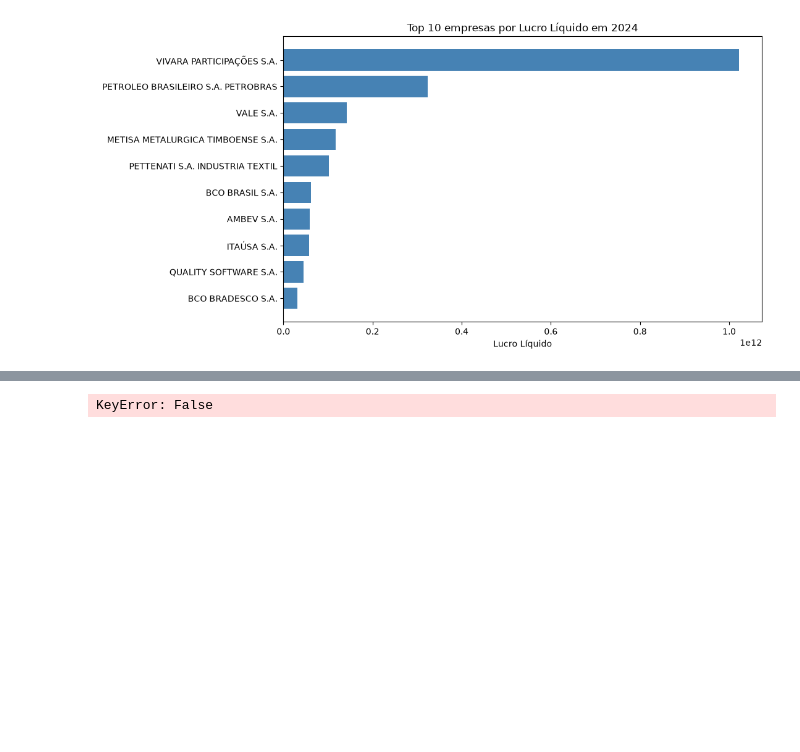
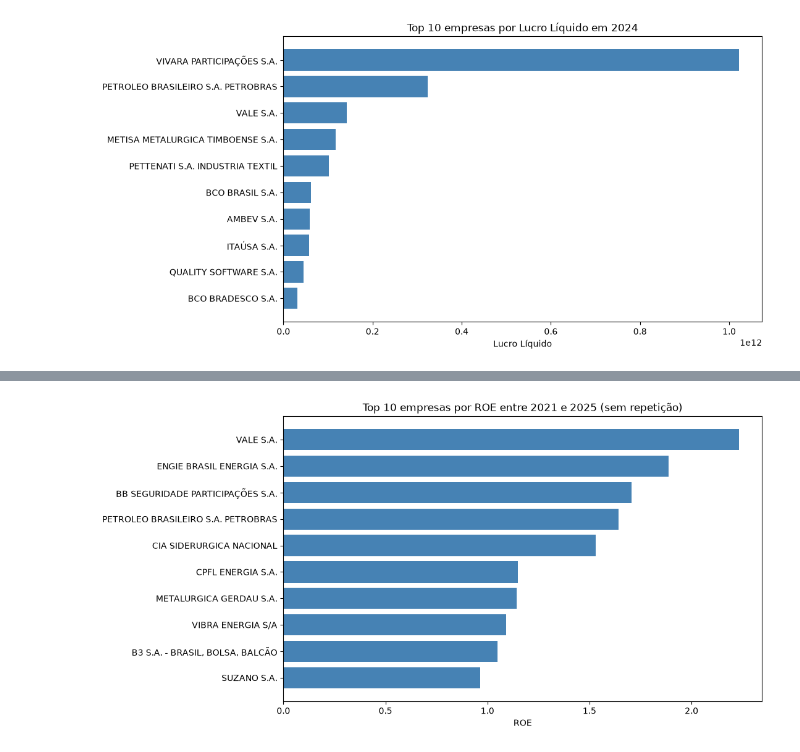
Before and after one commit to StylishGH/Empresas-B3-analise-de-dados, a Jupyter notebook: notebook/04_exploracao.ipynb, the cells around one changed output, grey strips where cells are left out. Saved outputs shown, nothing was run; the diff lists cells and outputs as text; code cells hidden in the pictures; blank space fills up the shorter version.

```diff
--- a/notebook/04_exploracao.ipynb
+++ b/notebook/04_exploracao.ipynb
@@ -98,9 +98,16 @@ df_roe[df_roe["DENOM_CIA"].str.contains("WEG", case=False, na=False)]
 # %%
 idx_melhores = df_roe.groupby("DENOM_CIA")["ROE"].idxmax()
 melhores_por_empresa = df_roe.loc[idx_melhores]
 melhores_por_empresa = melhores_por_empresa[~melhores_por_empresa["ROE_ENGANOSO"]]
 
 top10_sem_repeticao = melhores_por_empresa.sort_values("ROE", ascending=False).head(10)
 top10_sem_repeticao
+
+plt.figure(figsize=(10, 6))
+plt.barh(top10_sem_repeticao["DENOM_CIA"], top10_sem_repeticao["ROE"], color="steelblue")
+plt.title(f"Top 10 empresas por ROE entre 2021 e 2025 (sem repetição)")
+plt.xlabel("ROE")
+plt.gca().invert_yaxis()  # deixa o maior valor no topo, não embaixo
+plt.show()
 # %% [output]
-KeyError: False
+[figure, added]
```
Also changed, not shown: parts of 2 cells of this notebook, 7 other files.
